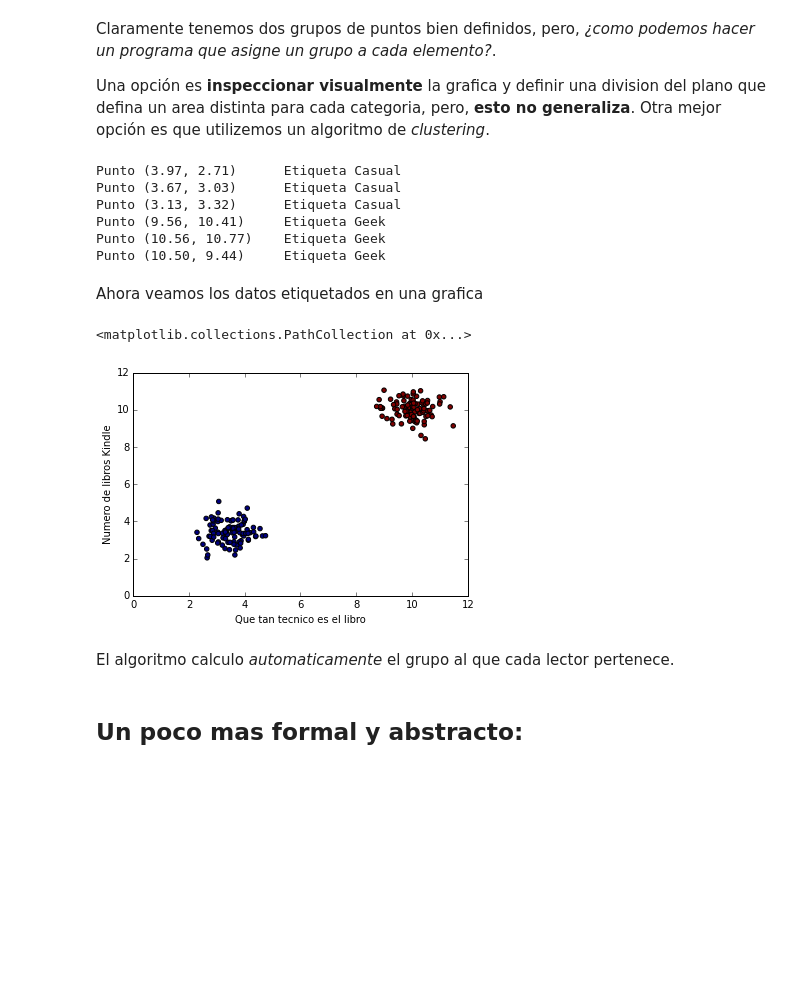
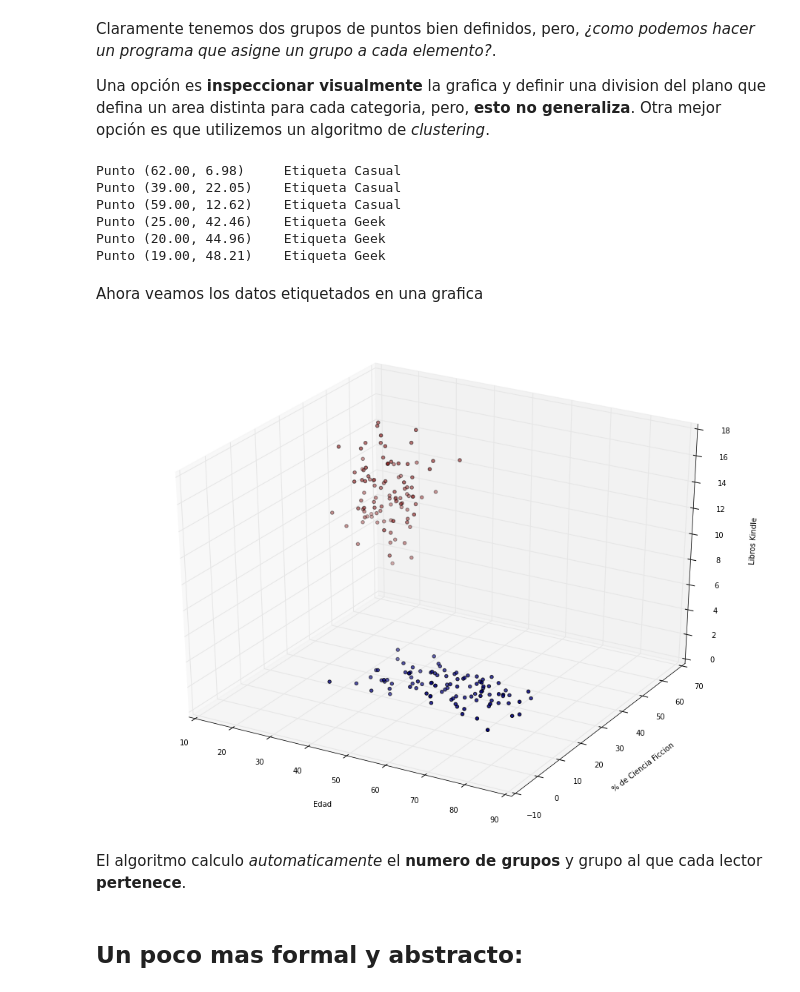
Before and after one commit to enoriega/Notebooks, a Jupyter notebook: ¿Que es Machine Learning?.ipynb, the cells around one changed output. Cells and saved outputs as stored; diff of their text form; code cells hidden in the pictures; blank space fills up the shorter version.

Commit message:
Actualizacion del ejemplo de clustering

```diff
--- a/¿Que es Machine Learning?.ipynb
+++ b/¿Que es Machine Learning?.ipynb
@@ -65,12 +100,12 @@ Claramente tenemos dos grupos de puntos bien definidos, pero, _¿como podemos ha
 
 Una opción es __inspeccionar visualmente__ la grafica y definir una division del plano que defina un area distinta para cada categoria, pero, __esto no generaliza__. Otra mejor opción es que utilizemos un algoritmo de _clustering_.
 # %%
-from sklearn.cluster import AffinityPropagation
+from sklearn.cluster import MeanShift
 
-af = AffinityPropagation()
+ms = MeanShift()
 
 # Vamos a entrenar nuestro modelo y a asignar etiquetas a cada punto
-tipos = af.fit_predict(lectores)
+tipos = af.fit_predict(lectores_normalizados)
 
 # Veamos unas cuantas de las predicciones
 elementos = [3, 1 , 2, 197, 198, 199]
@@ -78,23 +113,20 @@ elementos = [3, 1 , 2, 197, 198, 199]
 for clase, lector in zip(map(lambda t: 'Geek' if t == 1 else 'Casual', tipos[elementos]), lectores[elementos, :]):
     print 'Punto (%1.2f, %1.2f)\tEtiqueta %s' % (lector[0], lector[1], clase)
 # %% [output]
-Punto (3.97, 2.71)      Etiqueta Casual
-Punto (3.67, 3.03)      Etiqueta Casual
-Punto (3.13, 3.32)      Etiqueta Casual
-Punto (9.56, 10.41)     Etiqueta Geek
-Punto (10.56, 10.77)    Etiqueta Geek
-Punto (10.50, 9.44)     Etiqueta Geek
+Punto (62.00, 6.98)     Etiqueta Casual
+Punto (39.00, 22.05)    Etiqueta Casual
+Punto (59.00, 12.62)    Etiqueta Casual
+Punto (25.00, 42.46)    Etiqueta Geek
+Punto (20.00, 44.96)    Etiqueta Geek
+Punto (19.00, 48.21)    Etiqueta Geek
 # %% [markdown]
 Ahora veamos los datos etiquetados en una grafica
-# %%
-xlabel('Que tan tecnico es el libro')
-ylabel('Numero de libros Kindle')
-scatter(lectores[:, 0], lectores[:, 1], c=tipos)
-# %% [output]
-<matplotlib.collections.PathCollection at 0x...>
-[figure, removed]
+# %%
+mostrar(lectores, colores=tipos)
+# %% [output]
+[figure, added]
 # %% [markdown]
-El algoritmo calculo _automaticamente_ el grupo al que cada lector pertenece.
+El algoritmo calculo _automaticamente_ el __numero de grupos__ y grupo al que cada lector __pertenece__.
 # %% [markdown]
 ## Un poco mas formal y abstracto:
 # %% [markdown]
```
Also changed, not shown: parts of 9 cells of this notebook.
